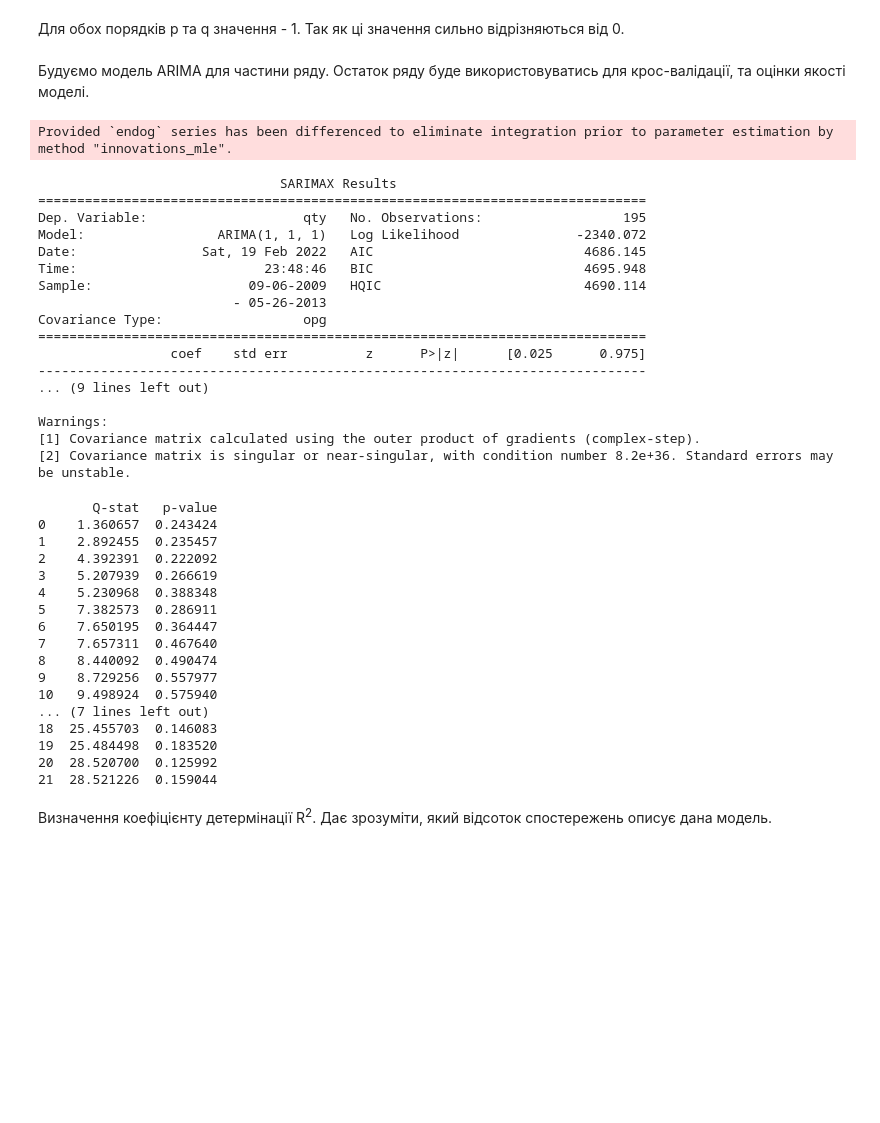
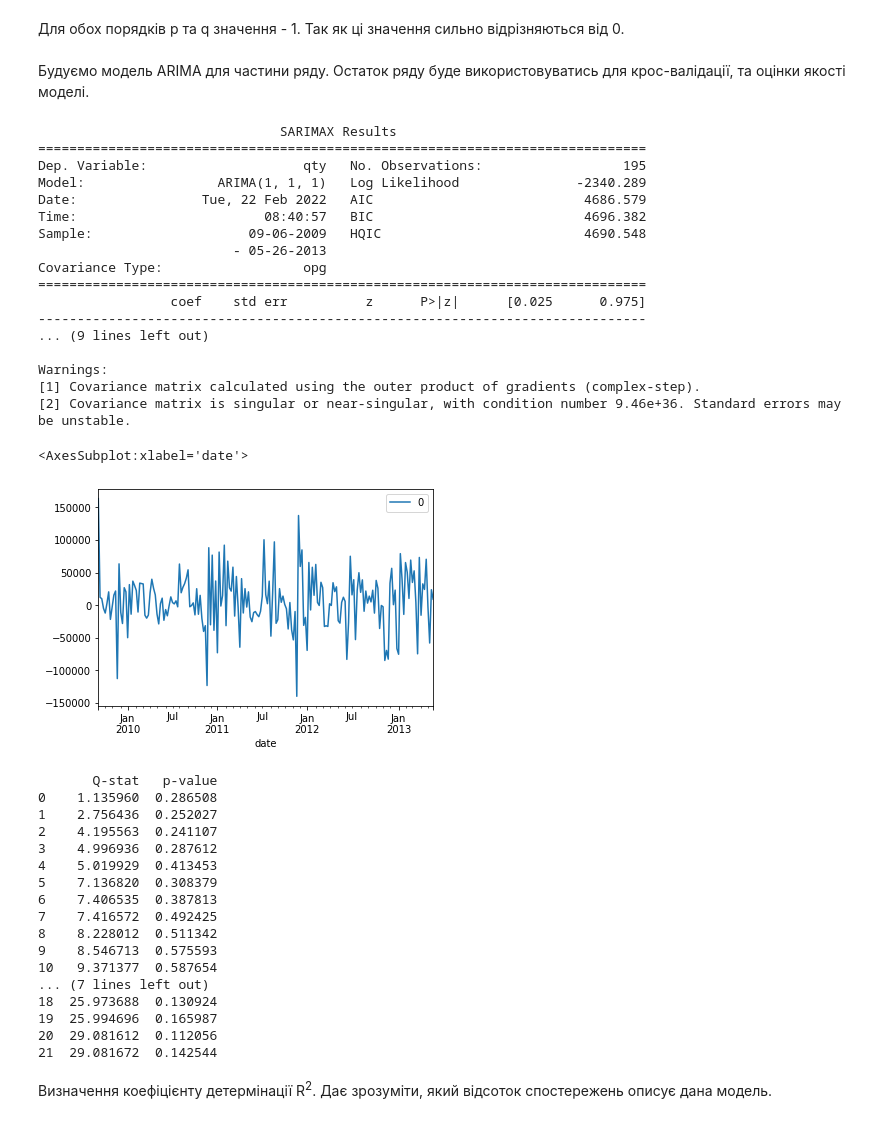
Before and after one commit to markbugatti/arima-basic-diploma, a Jupyter notebook: analyze_views.ipynb, the cells around one changed output. Cells and saved outputs as stored; diff of their text form; code cells hidden in the pictures; blank space fills up the shorter version.

```diff
--- a/analyze_views.ipynb
+++ b/analyze_views.ipynb
@@ -244,52 +245,58 @@ The default method 'yw' can produce PACF values outside of the [-1,1] interval.
 # %%
 
 date_to = '2013-06-01'
 views_first_part = data[:date_to]
-data_model = sm.tsa.ARIMA(views_first_part, order=(1,1,1), freq='W').fit()
+model = ARIMA(views_first_part, order=(1,1,1))
+model_fit = model.fit()
 
-print(data_model.summary())
+print(model_fit.summary())
+
+residuals = DataFrame(model_fit.resid)
+residuals.plot()
+#plt.show()
 # %% [output]
-Provided `endog` series has been differenced to eliminate integration prior to parameter estimation by method "innovations_mle".
+                               SARIMAX Results
+==============================================================================
+Dep. Variable:                    qty   No. Observations:                  195
+Model:                 ARIMA(1, 1, 1)   Log Likelihood               -2340.289
+Date:                Tue, 22 Feb 2022   AIC                           4686.579
+Time:                        08:40:57   BIC                           4696.382
+Sample:                    09-06-2009   HQIC                          4690.548
+                         - 05-26-2013
+Covariance Type:                  opg
+==============================================================================
+                 coef    std err          z      P>|z|      [0.025      0.975]
+------------------------------------------------------------------------------
+... (9 lines left out)
+
+Warnings:
+[1] Covariance matrix calculated using the outer product of gradients (complex-step).
+[2] Covariance matrix is singular or near-singular, with condition number 9.46e+36. Standard errors may be unstable.
-                               SARIMAX Results
-==============================================================================
-Dep. Variable:                    qty   No. Observations:                  195
-Model:                 ARIMA(1, 1, 1)   Log Likelihood               -2340.072
-Date:                Sat, 19 Feb 2022   AIC                           4686.145
-Time:                        23:48:46   BIC                           4695.948
-Sample:                    09-06-2009   HQIC                          4690.114
-                         - 05-26-2013
-Covariance Type:                  opg
-==============================================================================
-                 coef    std err          z      P>|z|      [0.025      0.975]
-------------------------------------------------------------------------------
-... (9 lines left out)
-
-Warnings:
-[1] Covariance matrix calculated using the outer product of gradients (complex-step).
-[2] Covariance matrix is singular or near-singular, with condition number 8.2e+36. Standard errors may be unstable.
+<AxesSubplot:xlabel='date'>
+[figure, added]
 # %%
-q_test = sm.tsa.stattools.acf(data_model.resid, qstat=True) #resid, зберігає залишки моделі, qstat=True, означає, що застосовуємо тест до коефіціентів.
+q_test = sm.tsa.stattools.acf(model_fit.resid, qstat=True) #resid, зберігає залишки моделі, qstat=True, означає, що застосовуємо тест до коефіціентів.
 q_test_data_frame = DataFrame({'Q-stat':q_test[1], 'p-value':q_test[2]})
 
 print(q_test_data_frame)
 # %% [output]
        Q-stat   p-value
-0    1.360657  0.243424
-1    2.892455  0.235457
-2    4.392391  0.222092
-3    5.207939  0.266619
-4    5.230968  0.388348
-5    7.382573  0.286911
-6    7.650195  0.364447
-7    7.657311  0.467640
-8    8.440092  0.490474
-9    8.729256  0.557977
-10   9.498924  0.575940
+0    1.135960  0.286508
+1    2.756436  0.252027
+2    4.195563  0.241107
+3    4.996936  0.287612
+4    5.019929  0.413453
+5    7.136820  0.308379
+6    7.406535  0.387813
+7    7.416572  0.492425
+8    8.228012  0.511342
+9    8.546713  0.575593
+10   9.371377  0.587654
 ... (7 lines left out)
-18  25.455703  0.146083
-19  25.484498  0.183520
-20  28.520700  0.125992
-21  28.521226  0.159044
+18  25.973688  0.130924
+19  25.994696  0.165987
+20  29.081612  0.112056
+21  29.081672  0.142544
 # %% [markdown]
 Визначення коефіцієнту детермінації R<sup>2</sup>. Дає зрозуміти, який відсоток спостережень описує дана модель.
 # %%
```
Also changed, not shown: parts of 2 cells of this notebook.
